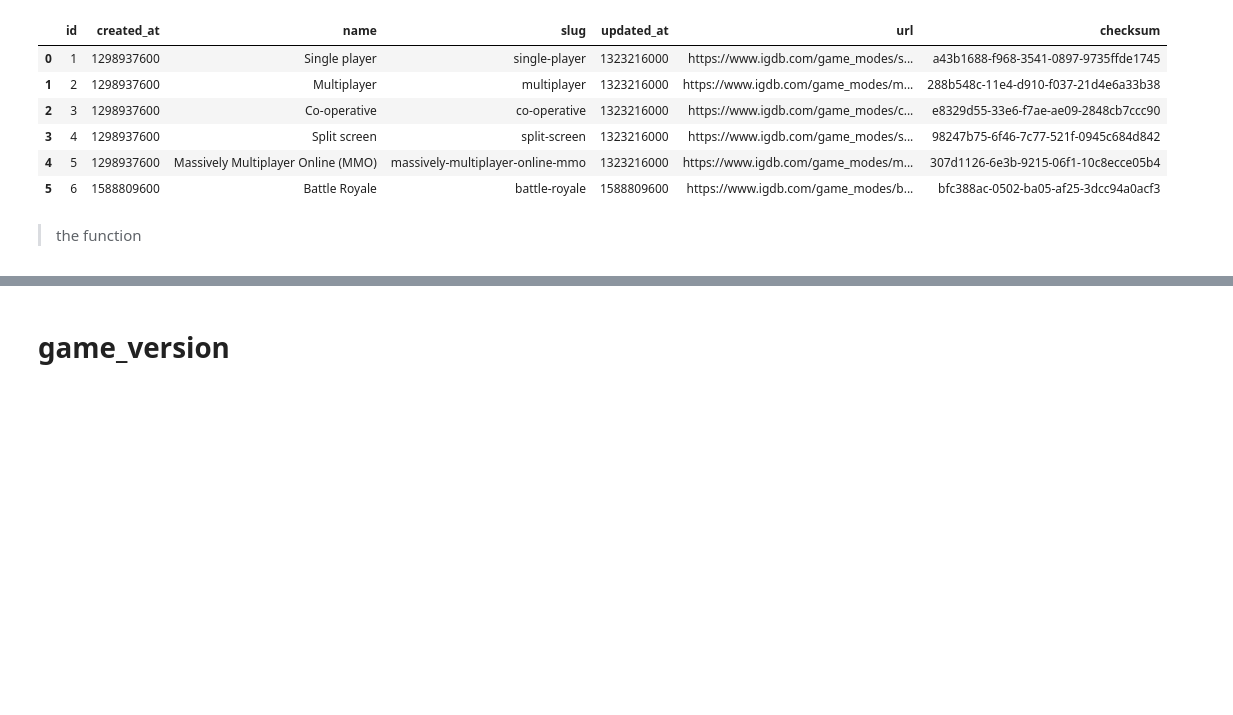
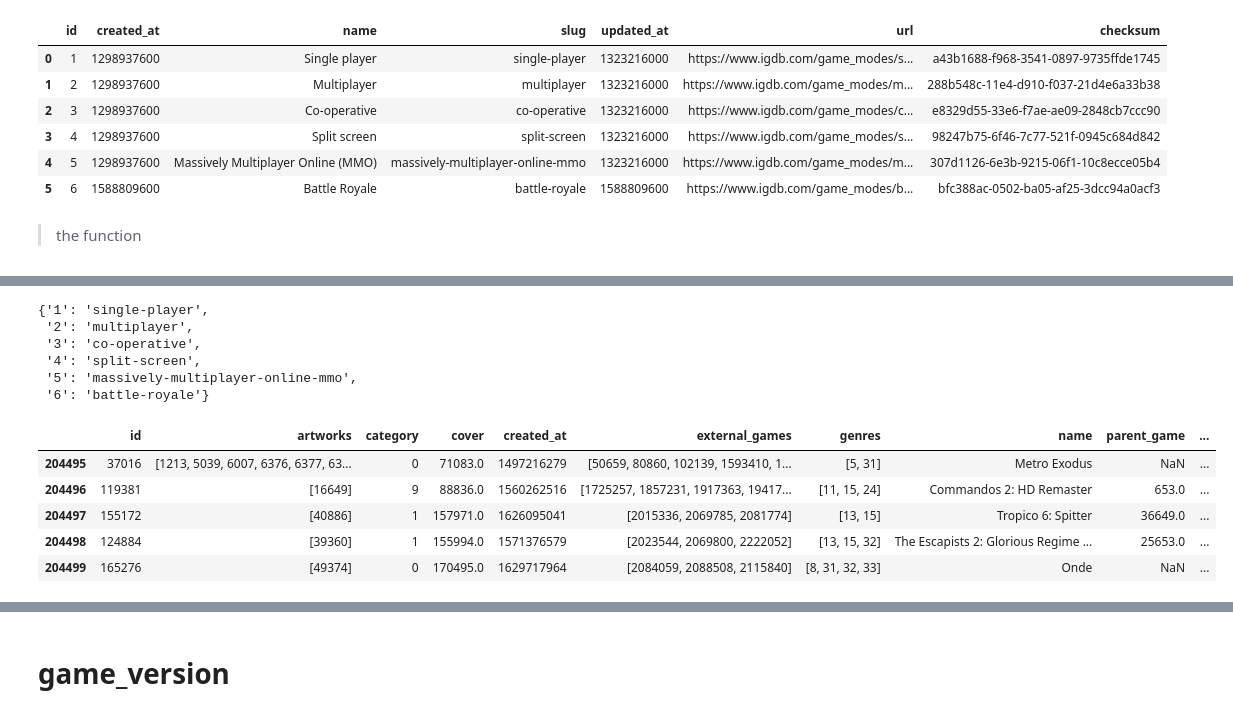
Before and after one commit to MrEnigmamgine/Videogame-Capstone_fork, a Jupyter notebook: glady's notebook.ipynb, the cells around one changed output, grey strips where cells are left out. Cells and saved outputs as stored; diff of their text form; code cells hidden in the pictures; blank space fills up the shorter version.

```diff
--- a/glady's notebook.ipynb
+++ b/glady's notebook.ipynb
@@ -60,5 +56,8 @@ tf
 # %%
 #tf = get_game_library(wrapper)
+# %%
+df = pd.read_csv('games.csv', index_col='Unnamed: 0')
 # %%
+pd.set_option('display.max_columns', None)
 df.head()
 # %% [output]
@@ -115,4 +86,4 @@ result
 # %%
-results = pd.merge(df, game_mode, how = 'outer', on="game_modes")
+results = pd.merge(df, game_mode, how = 'left', on="game_modes")
 # %%
 results
@@ -153,3 +98,3 @@ Name: game_modes, dtype: int64
 # %%
-results["game_modes"] = results["game_modes"].str.replace("[\]\[]",'')
+df["game_modes"] = df["game_modes"].str.replace("[\]\[]",'')
 # %%
@@ -272,0 +273,9 @@ memory usage: 464.0+ bytes
+# %%
+mode_dict
+# %% [output]
+{'1': 'single-player',
+ '2': 'multiplayer',
+ '3': 'co-operative',
+ '4': 'split-screen',
+ '5': 'massively-multiplayer-online-mmo',
+ '6': 'battle-royale'}
@@ -272,0 +284,9 @@ memory usage: 464.0+ bytes
+# %%
+results.tail()
+# %% [output]
+|  | id | artworks | category | cover | created_at | external_games | genres | name | parent_game | ... |
+| 204495 | 37016 | [1213, 5039, 6007, 6376, 6377, 63... | 0 | 71083.0 | 1497216279 | [50659, 80860, 102139, 1593410, 1... | [5, 31] | Metro Exodus | NaN | ... |
+| 204496 | 119381 | [16649] | 9 | 88836.0 | 1560262516 | [1725257, 1857231, 1917363, 19417... | [11, 15, 24] | Commandos 2: HD Remaster | 653.0 | ... |
+| 204497 | 155172 | [40886] | 1 | 157971.0 | 1626095041 | [2015336, 2069785, 2081774] | [13, 15] | Tropico 6: Spitter | 36649.0 | ... |
+| 204498 | 124884 | [39360] | 1 | 155994.0 | 1571376579 | [2023544, 2069800, 2222052] | [13, 15, 32] | The Escapists 2: Glorious Regime ... | 25653.0 | ... |
+| 204499 | 165276 | [49374] | 0 | 170495.0 | 1629717964 | [2084059, 2088508, 2115840] | [8, 31, 32, 33] | Onde | NaN | ... |
```
Also changed, not shown: parts of 53 cells of this notebook.
